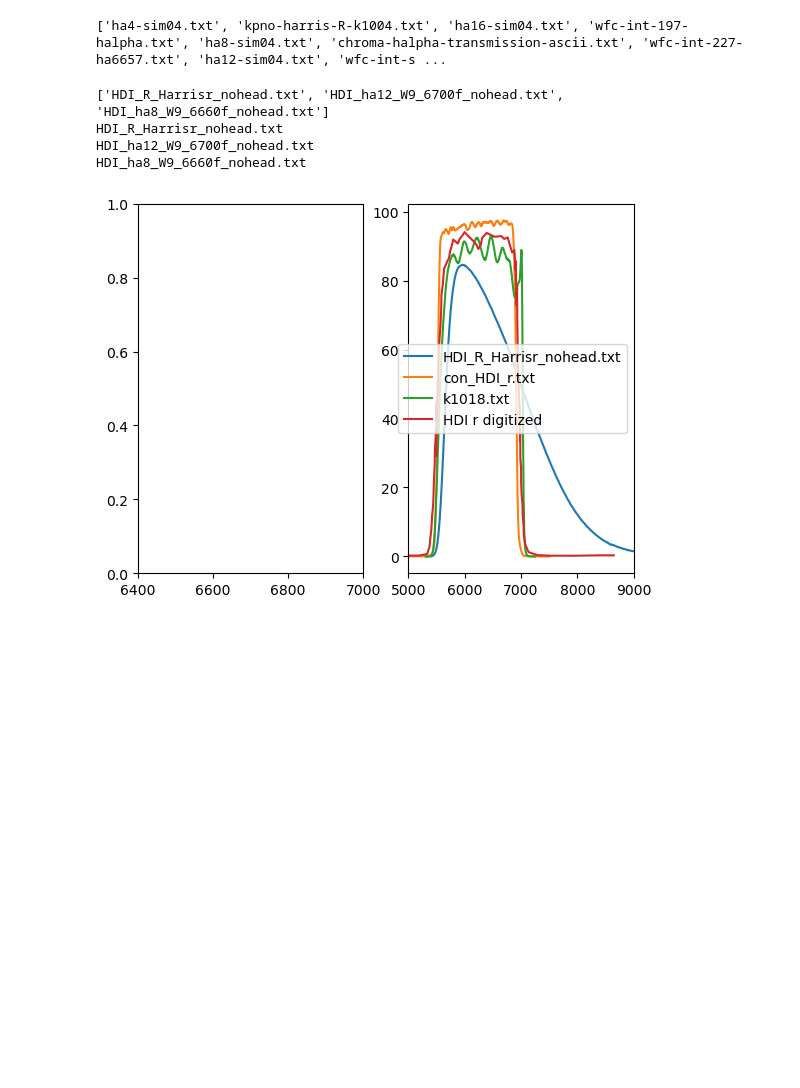
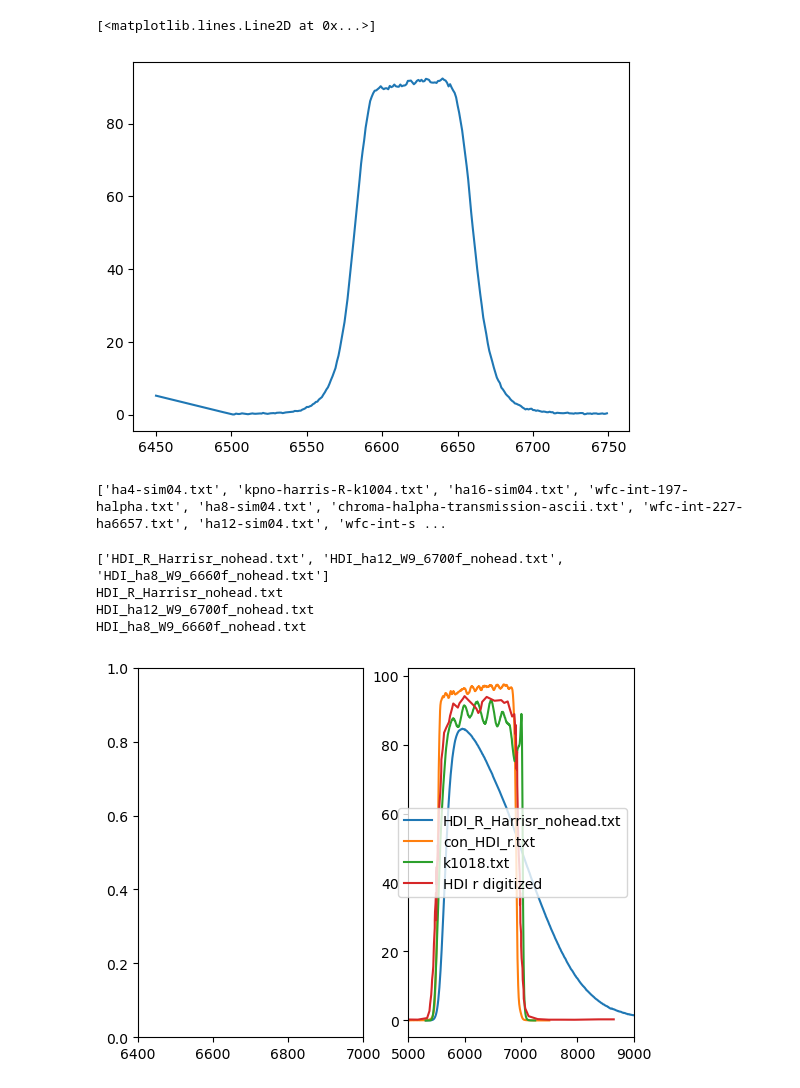
Before and after one commit to rfinn/halphagui, a Jupyter notebook: notebooks/standardize_filters.ipynb, the cells around one changed output. Drawn from its saved outputs; the diff is of its cells as text; code cells hidden in the pictures; blank space fills up the shorter version.

```diff
--- a/notebooks/standardize_filters.ipynb
+++ b/notebooks/standardize_filters.ipynb
@@ -33,3 +103,10 @@ def write_fits_output(wavelength, transmission, fname):
+# %%
+t2 = Table.read('/Users/rfinn/research/Halpha_filters/kpno/k1010simf7p9.txt',format='ascii')
+# %%
+plt.plot(t2['col1'],t2['col2'])
+# %% [output]
+[<matplotlib.lines.Line2D at 0x...>]
+[figure, added]
 # %%
 target_dir = os.path.join(homedir,'research/Halpha_filters/halphagui')
 os.chdir(target_dir)
```
Also changed, not shown: parts of 17 cells of this notebook, 2 other files.
